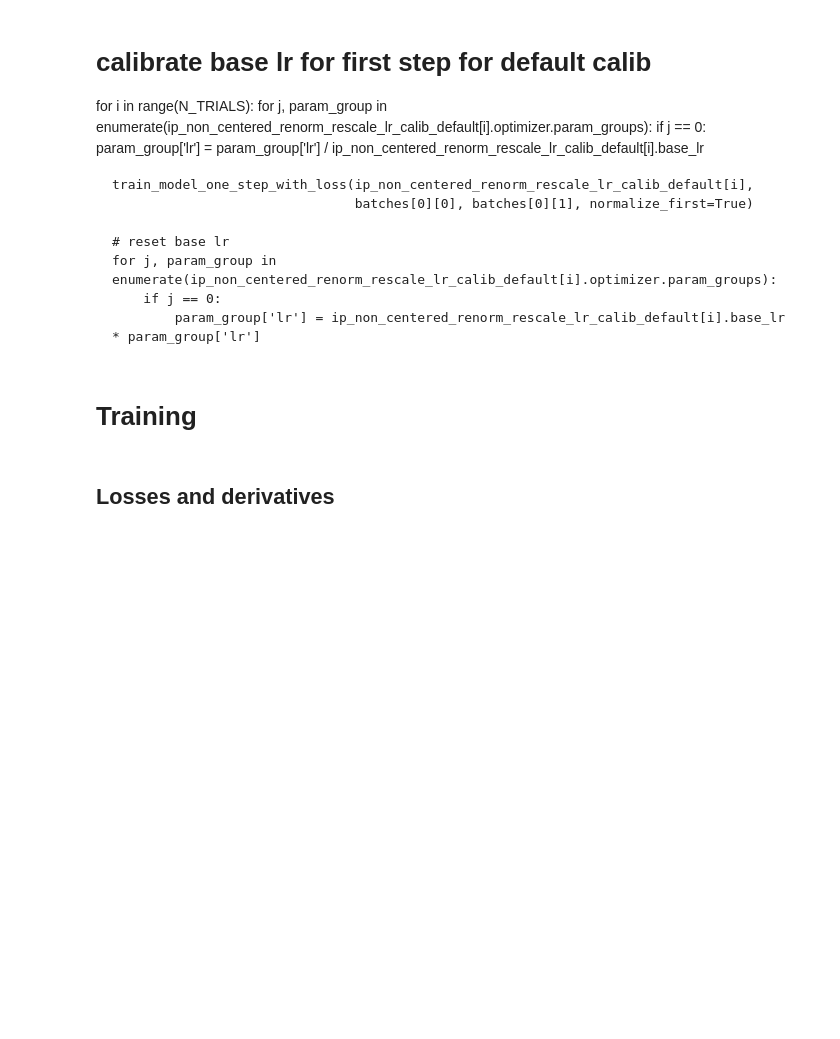
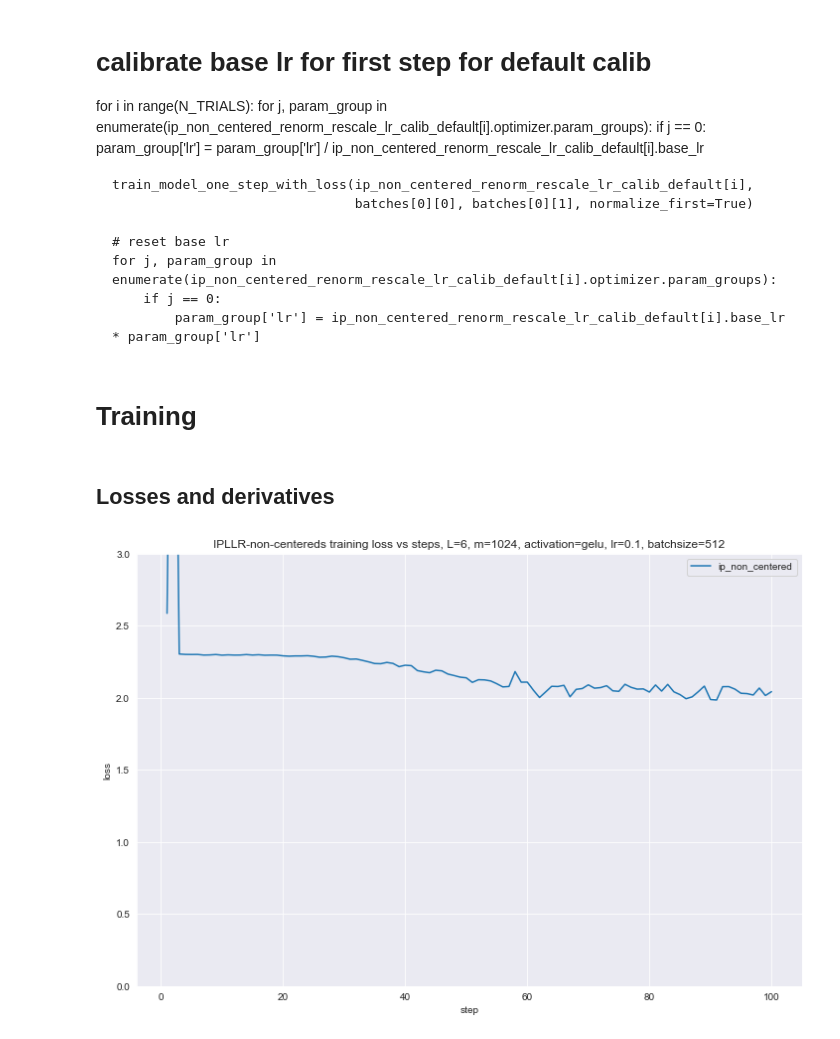
Before and after one commit to karl-hajjar/wide-networks, a Jupyter notebook: pytorch/notebooks/abc_parameterizations/bias_ip/ip-non-centered-calib-training.ipynb, the cells around one changed output. Drawn from its saved outputs; the diff is of its cells as text; code cells hidden in the pictures; blank space fills up the shorter version.

```diff
--- a/pytorch/notebooks/abc_parameterizations/bias_ip/ip-non-centered-calib-training.ipynb
+++ b/pytorch/notebooks/abc_parameterizations/bias_ip/ip-non-centered-calib-training.ipynb
@@ -233,3 +233,17 @@ for key, res in results.items():
     chis[key] = [r[1] for r in res]
 # %% [markdown]
 ## Losses and derivatives
+# %%
+name = 'ip_non_centered'
+key = 'loss'
+los = {name: losses[name]}
+plt.figure(figsize=(12, 8))
+plot_losses_models(los, key=key, L=L, width=width, activation=activation, lr=base_lr, batch_size=batch_size,
+                   mode=mode, normalize_first=renorm_first, marker=None, name='IPLLR-non-centered')
+#plt.savefig(
+#    os.path.join(FIGURES_DIR, 'IPLLRs_1_last_small_{}_{}_L={}_m={}_lr={}_bs={}.png'.\
+#                 format(mode, key, L, width, base_lr, batch_size, renorm_first, scale_first_lr)))
+plt.ylim(0,3)
+plt.show()
+# %% [output]
+[figure, added]
```
Also changed, not shown: parts of 6 cells of this notebook, 4 other files.
